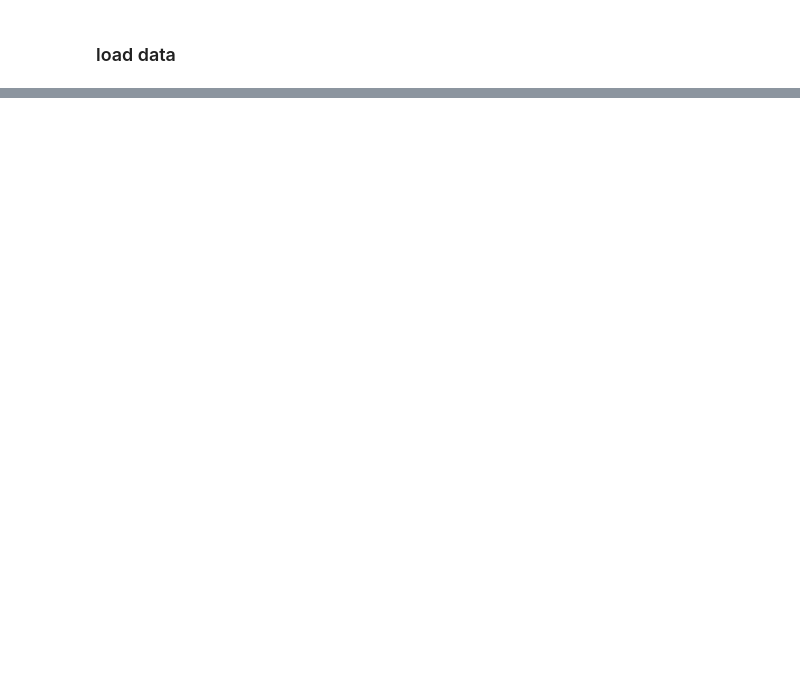
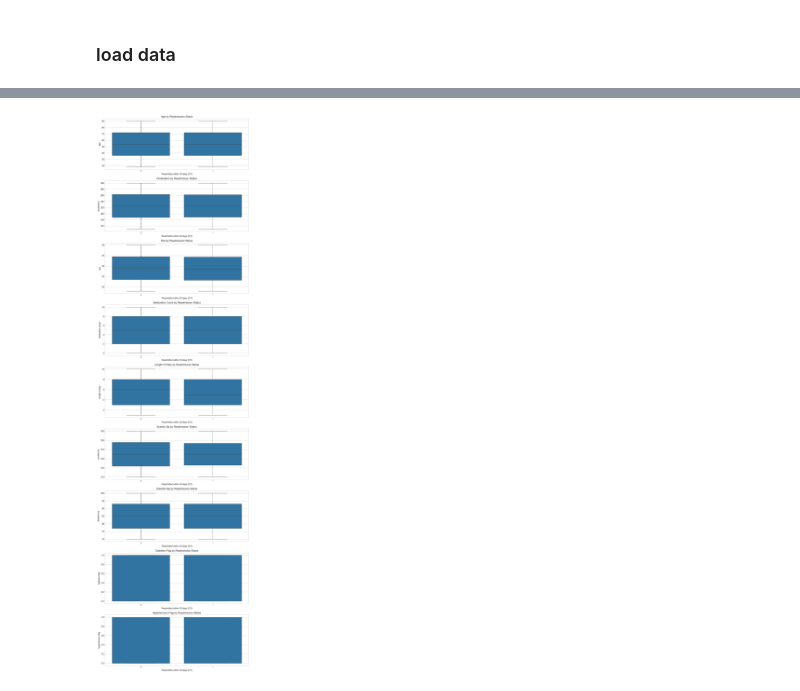
Before and after one commit to albertokabore/Hospital-Readmission-Prediction, a Jupyter notebook: notebooks/Readmission_Project.ipynb, the cells around one changed output, grey strips where cells are left out. Drawn from its saved outputs; the diff is of its cells as text; code cells hidden in the pictures; blank space fills up the shorter version.

Commit message:
Initial commit

```diff
--- a/notebooks/Readmission_Project.ipynb
+++ b/notebooks/Readmission_Project.ipynb
@@ -100,0 +65,9 @@ Readmissions within 30 days are a preventable harm and a cost driver. CMS penali
+# %%
+pd.set_option("display.max_columns", None)
+pd.set_option("display.float_format", lambda x: "%.3f" % x)
+plt.style.use("seaborn-v0_8-whitegrid")
+
+RANDOM_STATE = 42
+DATA_PATH = "Dataset_Hospital_readmissions_30k.csv"  # adjust path if needed
+
+print(" HOSPITAL READMISSION ANALYSIS INITIALIZED")
@@ -535,0 +316,22 @@ for name, pipe in pipelines.items():
+# %%
+
+if numeric_features:
+    fig, axes = plt.subplots(len(numeric_features), 1, figsize=(10, 4 * len(numeric_features)))
+    if len(numeric_features) == 1:
+        axes = [axes]
+
+    for i, feature in enumerate(numeric_features):
+        sns.boxplot(
+            data=df_engineered,
+            x=target_col,
+            y=feature,
+            ax=axes[i]
+        )
+        axes[i].set_title(f"{feature.replace('_', ' ').title()} by Readmission Status")
+        axes[i].set_xlabel("Readmitted within 30 days (0/1)")
+        axes[i].set_ylabel(feature.replace("_", " "))
+
+    plt.tight_layout()
+    plt.show()
+# %% [output]
+[figure, added]
```
Also changed, not shown: parts of 65 cells of this notebook, 2 other files.
